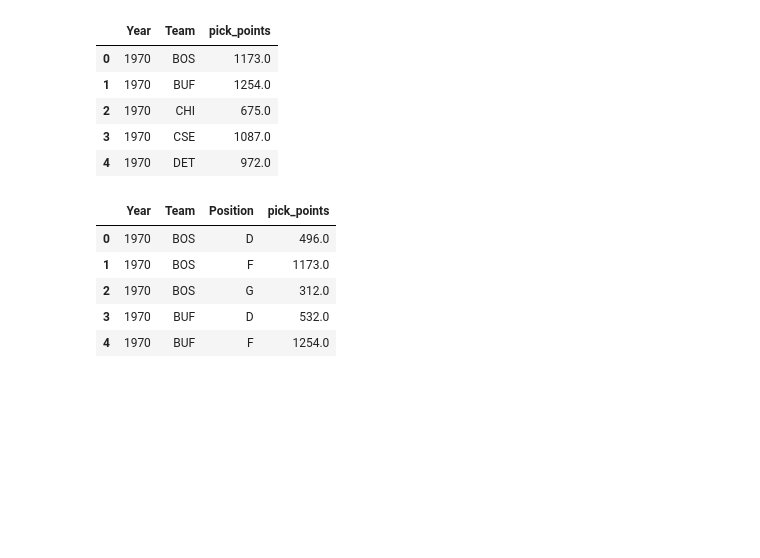
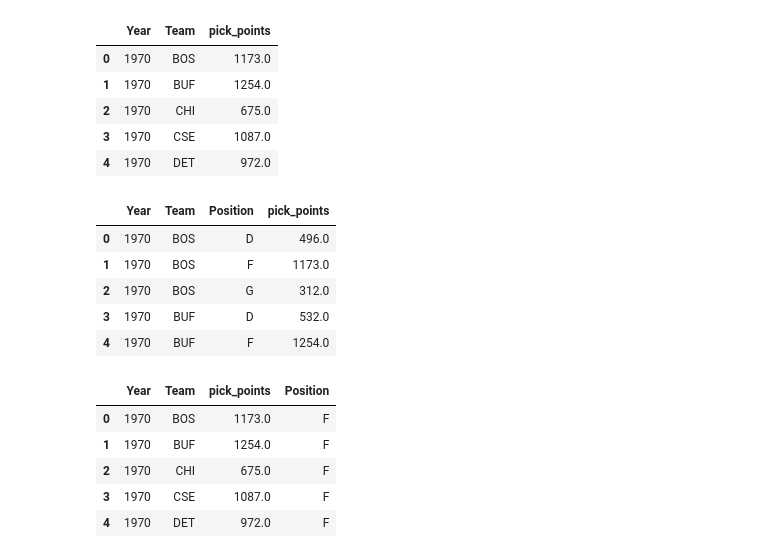
Before and after one commit to AustinMadert/hockey_data_performance, a Jupyter notebook: capstone_project1/Chi-Squared_Test.ipynb, the cells around one changed output. Cells and saved outputs as stored; diff of their text form; code cells hidden in the pictures; blank space fills up the shorter version.

```diff
--- a/capstone_project1/Chi-Squared_Test.ipynb
+++ b/capstone_project1/Chi-Squared_Test.ipynb
@@ -89,3 +89,11 @@ draftgroup1.head()
 | 4 | 1970 | BUF | F | 1254.0 |
 # %%
 topdrafted = draftgroup2.merge(draftgroup1, how='inner', on=['Team', 'Year', 'pick_points'])
+topdrafted.head()
+# %% [output]
+|  | Year | Team | pick_points | Position |
+| 0 | 1970 | BOS | 1173.0 | F |
+| 1 | 1970 | BUF | 1254.0 | F |
+| 2 | 1970 | CHI | 675.0 | F |
+| 3 | 1970 | CSE | 1087.0 | F |
+| 4 | 1970 | DET | 972.0 | F |
```
Also changed, not shown: parts of 4 cells of this notebook.
